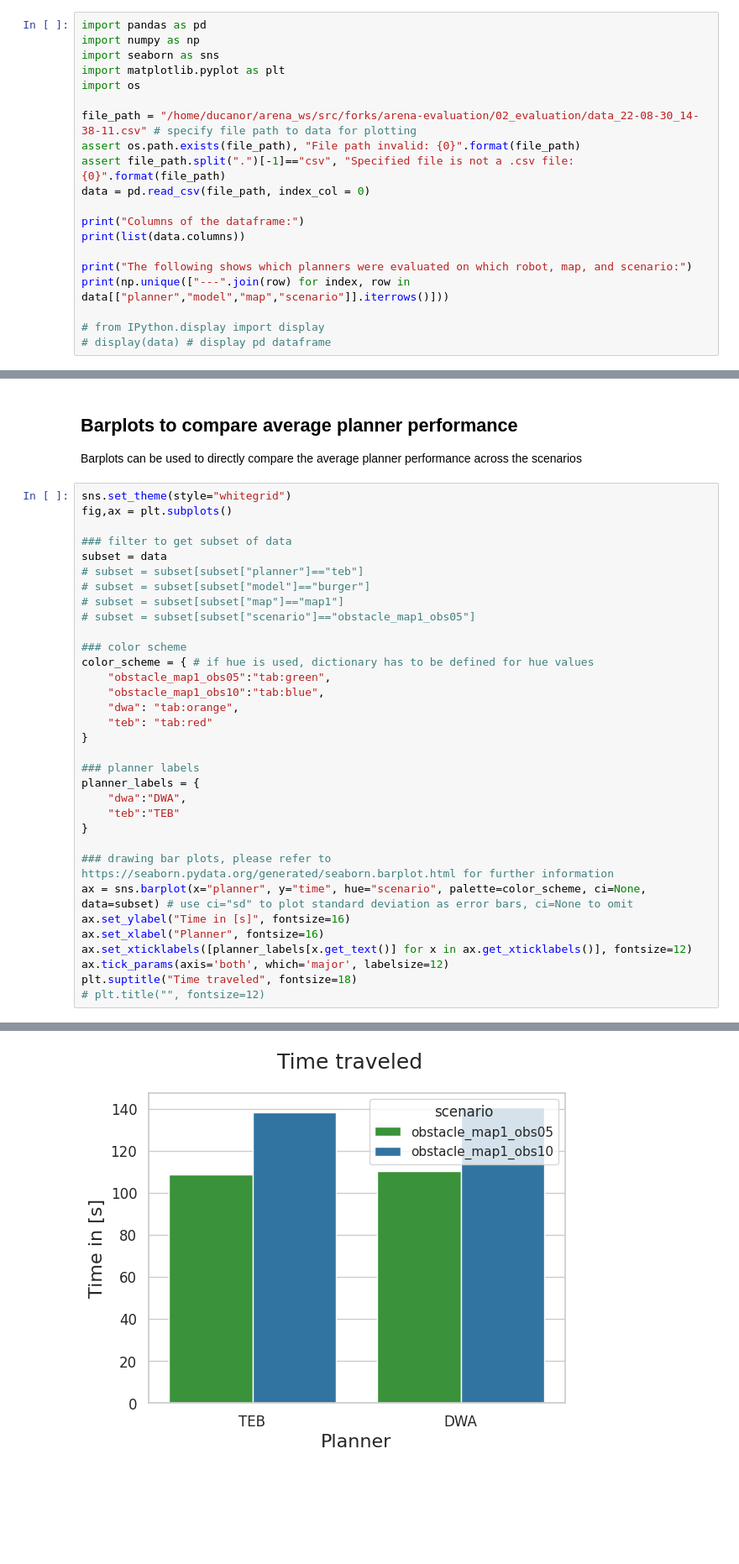
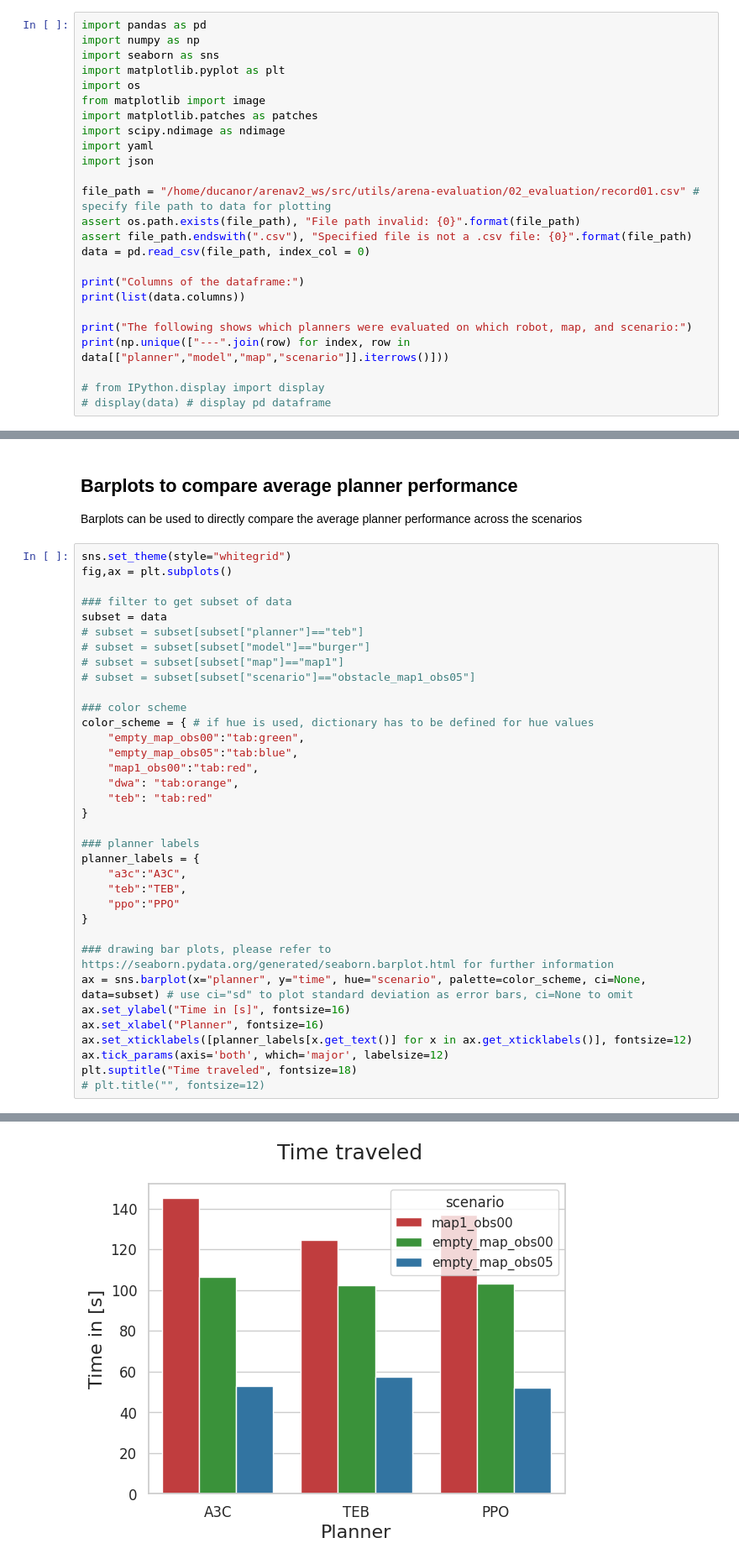
Before and after one commit to ignc-research/arena-evaluation, a Jupyter notebook: 03_plotting/get_plots.ipynb, the cells around one changed output, grey strips where cells are left out. Shown at 84% size. Drawn from its saved outputs; the diff is of its cells as text; blank space fills up the shorter version.

Commit message:
finished first version of get_plots notebook

```diff
--- a/03_plotting/get_plots.ipynb
+++ b/03_plotting/get_plots.ipynb
@@ -7,10 +7,15 @@ import numpy as np
 import seaborn as sns
 import matplotlib.pyplot as plt
 import os
+from matplotlib import image
+import matplotlib.patches as patches
+import scipy.ndimage as ndimage
+import yaml
+import json
 
-file_path = "/home/ducanor/arena_ws/src/forks/arena-evaluation/02_evaluation/data_22-08-30_14-38-11.csv" # specify file path to data for plotting
+file_path = "/home/ducanor/arenav2_ws/src/utils/arena-evaluation/02_evaluation/record01.csv" # specify file path to data for plotting
 assert os.path.exists(file_path), "File path invalid: {0}".format(file_path)
-assert file_path.split(".")[-1]=="csv", "Specified file is not a .csv file: {0}".format(file_path)
+assert file_path.endswith(".csv"), "Specified file is not a .csv file: {0}".format(file_path)
 data = pd.read_csv(file_path, index_col = 0)
 
 print("Columns of the dataframe:")
@@ -36,38 +46,40 @@ Barplots can be used to directly compare the average planner performance across
 sns.set_theme(style="whitegrid")
 fig,ax = plt.subplots()
 
 ### filter to get subset of data
 subset = data
 # subset = subset[subset["planner"]=="teb"]
 # subset = subset[subset["model"]=="burger"]
 # subset = subset[subset["map"]=="map1"]
 # subset = subset[subset["scenario"]=="obstacle_map1_obs05"]
 
 ### color scheme
 color_scheme = { # if hue is used, dictionary has to be defined for hue values
-    "obstacle_map1_obs05":"tab:green",
-    "obstacle_map1_obs10":"tab:blue",
+    "empty_map_obs00":"tab:green",
+    "empty_map_obs05":"tab:blue",
+    "map1_obs00":"tab:red",
     "dwa": "tab:orange",
     "teb": "tab:red"
 }
 
 ### planner labels
 planner_labels = {
-    "dwa":"DWA",
-    "teb":"TEB"
+    "a3c":"A3C",
+    "teb":"TEB",
+    "ppo":"PPO"
 }
 
 ### drawing bar plots, please refer to https://seaborn.pydata.org/generated/seaborn.barplot.html for further information
 ax = sns.barplot(x="planner", y="time", hue="scenario", palette=color_scheme, ci=None, data=subset) # use ci="sd" to plot standard deviation as error bars, ci=None to omit
 ax.set_ylabel("Time in [s]", fontsize=16)
 ax.set_xlabel("Planner", fontsize=16)
 ax.set_xticklabels([planner_labels[x.get_text()] for x in ax.get_xticklabels()], fontsize=12)
 ax.tick_params(axis='both', which='major', labelsize=12)
 plt.suptitle("Time traveled", fontsize=18)
 # plt.title("", fontsize=12)
 # %% [output]
 Text(0.5, 0.98, 'Time traveled')
-[figure, old version]
+[figure, new version]
 # %% [markdown]
 ## Lineplots to compare planner performance across episodes
 Lineplots show a more detailed view of the planner performance across the episodes
```
Also changed, not shown: parts of 4 cells of this notebook, 3 other files.
